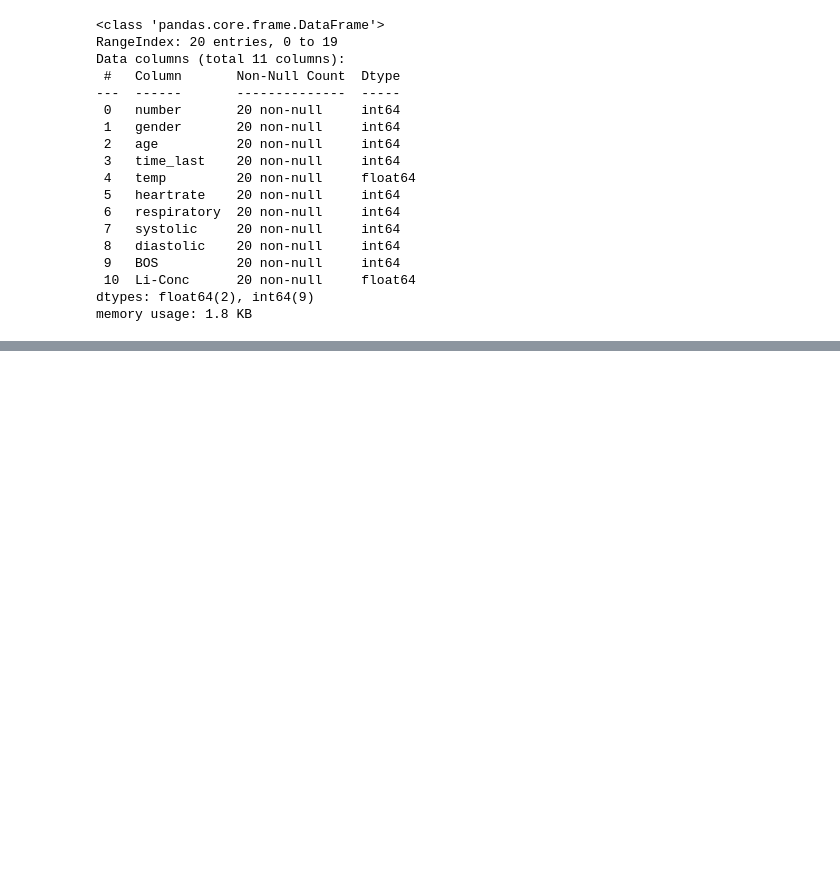
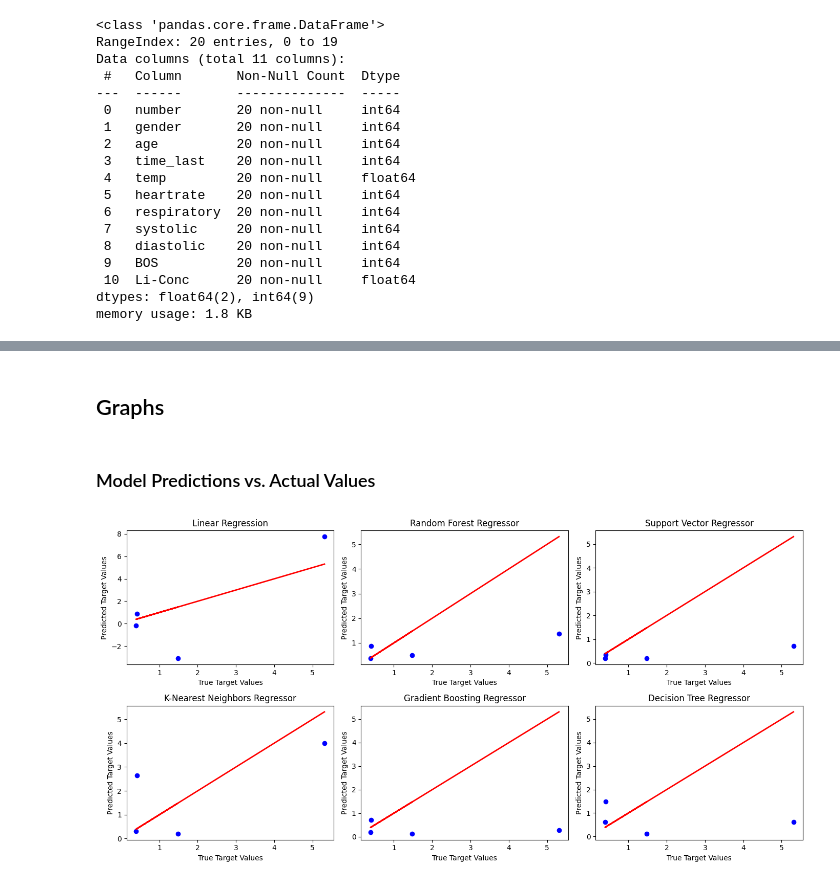
Before and after one commit to CMA-Projects/Machine-Learning-Lithium-Carbonate-in-Blood, a Jupyter notebook: Analysis/20_Sample_Data_Analysis.ipynb, the cells around one changed output, grey strips where cells are left out. Saved outputs shown, nothing was run; the diff lists cells and outputs as text; code cells hidden in the pictures; blank space fills up the shorter version.

```diff
--- a/Analysis/20_Sample_Data_Analysis.ipynb
+++ b/Analysis/20_Sample_Data_Analysis.ipynb
@@ -169,0 +106,11 @@ plt.show()
+# %%
+# Import methods created in the utils folder
+from utils.metrics import evaluate_model
+
+# Make predictions
+y_pred_linear = model_linear.predict(X_test)
+y_pred_rf = model_rf.predict(X_test)
+y_pred_svr = model_svr.predict(X_test)
+y_pred_knn = model_knn.predict(X_test)
+y_pred_gb = model_gb.predict(X_test)
+y_pred_dt = model_dt.predict(X_test)
@@ -169,0 +235,60 @@ plt.show()
+# %% [markdown]
+## Graphs
+# %% [markdown]
+### Model Predictions vs. Actual Values
+# %%
+# Plot predictions vs. actual values
+plt.figure(figsize=(14, 7))
+
+# Linear Regression
+plt.subplot(2, 3, 1)
+plt.scatter(y_test, y_pred_linear, color='blue')
+plt.plot(y_test, y_test, color='red', linewidth=2)
+plt.xlabel('True Target Values')
+plt.ylabel('Predicted Target Values')
+plt.title('Linear Regression')
+
+# Random Forest Regressor
+plt.subplot(2, 3, 2)
+plt.scatter(y_test, y_pred_rf, color='blue')
+plt.plot(y_test, y_test, color='red', linewidth=2)
+plt.xlabel('True Target Values')
+plt.ylabel('Predicted Target Values')
+plt.title('Random Forest Regressor')
+
+# Support Vector Regressor
+plt.subplot(2, 3, 3)
+plt.scatter(y_test, y_pred_svr, color='blue')
+plt.plot(y_test, y_test, color='red', linewidth=2)
+plt.xlabel('True Target Values')
+plt.ylabel('Predicted Target Values')
+plt.title('Support Vector Regressor')
+
+# K-Nearest Neighbors Regressor
+plt.subplot(2, 3, 4)
+plt.scatter(y_test, y_pred_knn, color='blue')
+plt.plot(y_test, y_test, color='red', linewidth=2)
+plt.xlabel('True Target Values')
+plt.ylabel('Predicted Target Values')
+plt.title('K-Nearest Neighbors Regressor')
+
+# Gradient Boosting Regressor
+plt.subplot(2, 3, 5)
+plt.scatter(y_test, y_pred_gb, color='blue')
+plt.plot(y_test, y_test, color='red', linewidth=2)
+plt.xlabel('True Target Values')
+plt.ylabel('Predicted Target Values')
+plt.title('Gradient Boosting Regressor')
+
+# Decision Tree Regressor
+plt.subplot(2, 3, 6)
+plt.scatter(y_test, y_pred_dt, color='blue')
+plt.plot(y_test, y_test, color='red', linewidth=2)
+plt.xlabel('True Target Values')
+plt.ylabel('Predicted Target Values')
+plt.title('Decision Tree Regressor')
+
+plt.tight_layout()
+plt.show()
+# %% [output]
+[figure, added]
```
Also changed, not shown: parts of 47 cells of this notebook, 1 other file.
